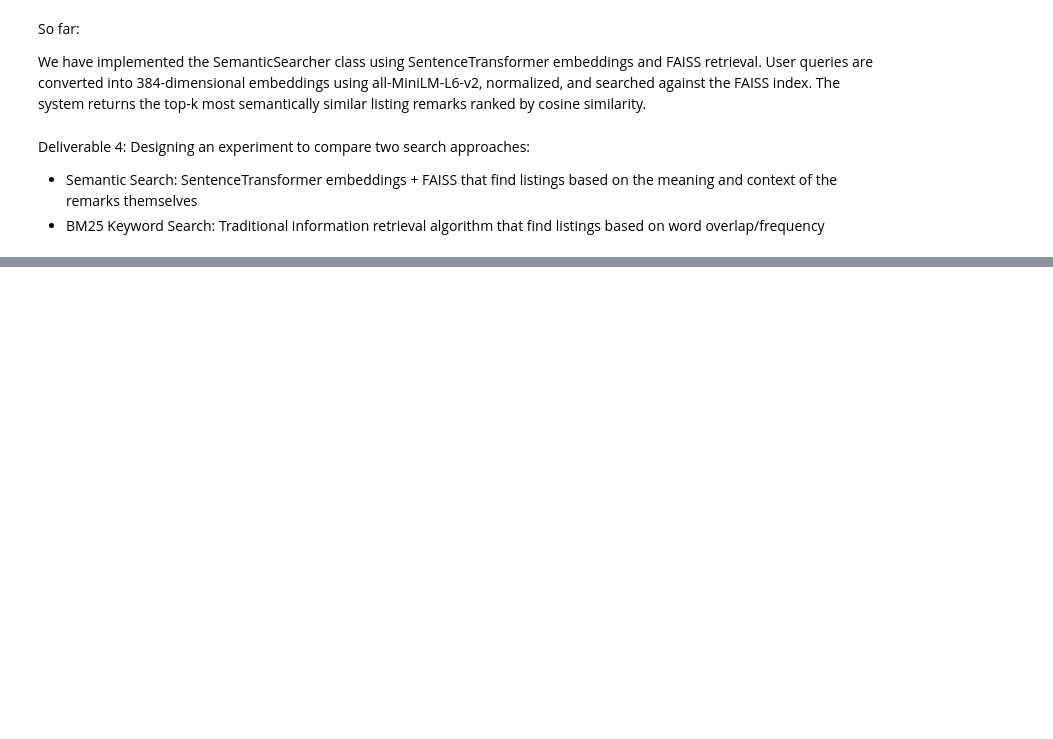
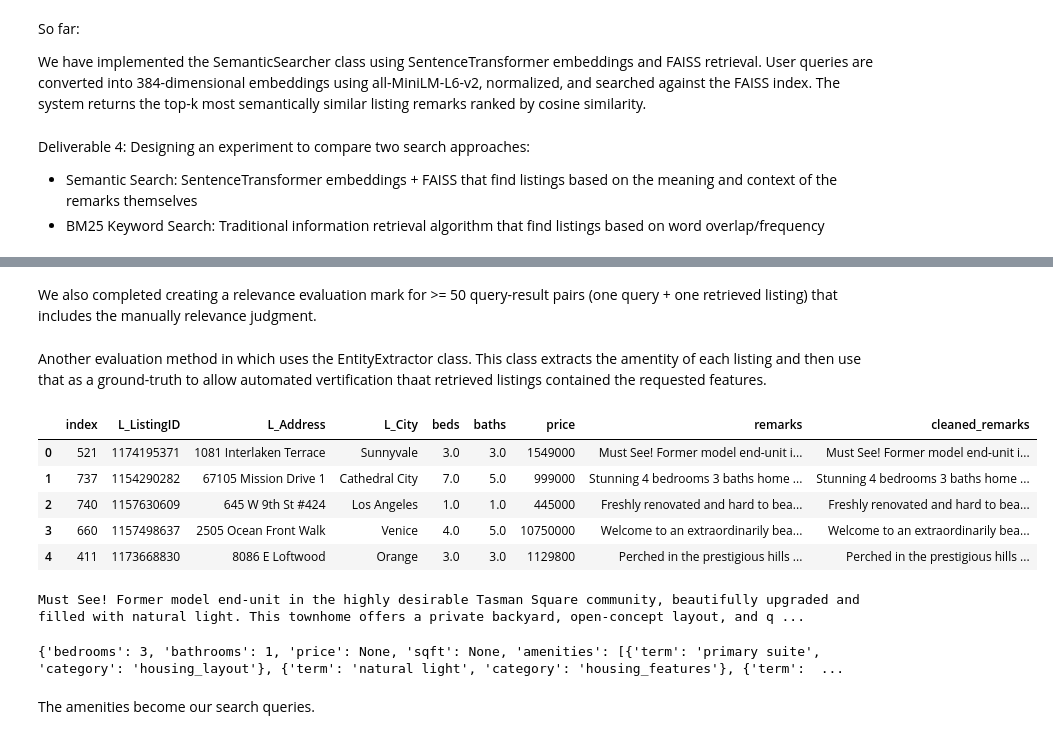
Before and after one commit to mayabernstein/idx-exchange-agentic-ai-engineer, a Jupyter notebook: NLP_Engineer/notebooks/5_semantic_search.ipynb, the cells around one changed output, grey strips where cells are left out. Cells and saved outputs as stored; diff of their text form; code cells hidden in the pictures; blank space fills up the shorter version.

```diff
--- a/NLP_Engineer/notebooks/5_semantic_search.ipynb
+++ b/NLP_Engineer/notebooks/5_semantic_search.ipynb
@@ -25,3 +25,10 @@ import faiss
 import numpy as np
 import pandas as pd
 from rank_bm25 import BM25Okapi
+import sys
+import os
+import json
+import mysql.connector
+from dotenv import load_dotenv
+import time
+pd.reset_option("display.max_colwidth")
@@ -53,6 +90,6 @@ class SemanticSearcher:
 df = pd.read_csv("../data/processed/cleaned_listing_sample.csv")
 remarks = df['cleaned_remarks'].fillna("").tolist()
 # %%
-pd.set_option("display.max_colwidth", None)
+#pd.set_option("display.max_colwidth", None)
 df['cleaned_remarks'].head()
 # %% [output]
@@ -197,0 +425,18 @@ Deliverable 4: Designing an experiment to compare two search approaches:
+# %% [markdown]
+We also completed creating a relevance evaluation mark for >= 50 query-result pairs (one query + one retrieved listing) that includes the manually relevance judgment.
+# %% [markdown]
+Another evaluation method in which uses the EntityExtractor class. This class extracts the amentity of each listing and then use that as a ground-truth to allow automated vertification thaat retrieved listings contained the requested features.
+# %%
+entity_validation_df = df.sample(
+    n = 100,
+    random_state=42
+).copy().reset_index()
+# %%
+entity_validation_df.head()
+# %% [output]
+|  | index | L_ListingID | L_Address | L_City | beds | baths | price | remarks | cleaned_remarks |
+| 0 | 521 | 1174195371 | 1081 Interlaken Terrace | Sunnyvale | 3.0 | 3.0 | 1549000 | Must See! Former model end-unit i... | Must See! Former model end-unit i... |
+| 1 | 737 | 1154290282 | 67105 Mission Drive 1 | Cathedral City | 7.0 | 5.0 | 999000 | Stunning 4 bedrooms 3 baths home ... | Stunning 4 bedrooms 3 baths home ... |
+| 2 | 740 | 1157630609 | 645 W 9th St #424 | Los Angeles | 1.0 | 1.0 | 445000 | Freshly renovated and hard to bea... | Freshly renovated and hard to bea... |
+| 3 | 660 | 1157498637 | 2505 Ocean Front Walk | Venice | 4.0 | 5.0 | 10750000 | Welcome to an extraordinarily bea... | Welcome to an extraordinarily bea... |
+| 4 | 411 | 1173668830 | 8086 E Loftwood | Orange | 3.0 | 3.0 | 1129800 | Perched in the prestigious hills ... | Perched in the prestigious hills ... |
@@ -197,0 +447,7 @@ Deliverable 4: Designing an experiment to compare two search approaches:
+# %%
+# One listing from the entity validation dataframe
+sample_listing = entity_validation_df.iloc[0]["cleaned_remarks"]
+
+print(sample_listing)
+# %% [output]
+Must See! Former model end-unit in the highly desirable Tasman Square community, beautifully upgraded and filled with natural light. This townhome offers a private backyard, open-concept layout, and q ...
@@ -197,0 +456,8 @@ Deliverable 4: Designing an experiment to compare two search approaches:
+# %%
+entities = extractor.extract_all(sample_listing)
+
+print(entities)
+# %% [output]
+{'bedrooms': 3, 'bathrooms': 1, 'price': None, 'sqft': None, 'amenities': [{'term': 'primary suite', 'category': 'housing_layout'}, {'term': 'natural light', 'category': 'housing_features'}, {'term':  ...
+# %% [markdown]
+The amenities become our search queries.
```
Also changed, not shown: parts of 68 cells of this notebook, 6 other files.
